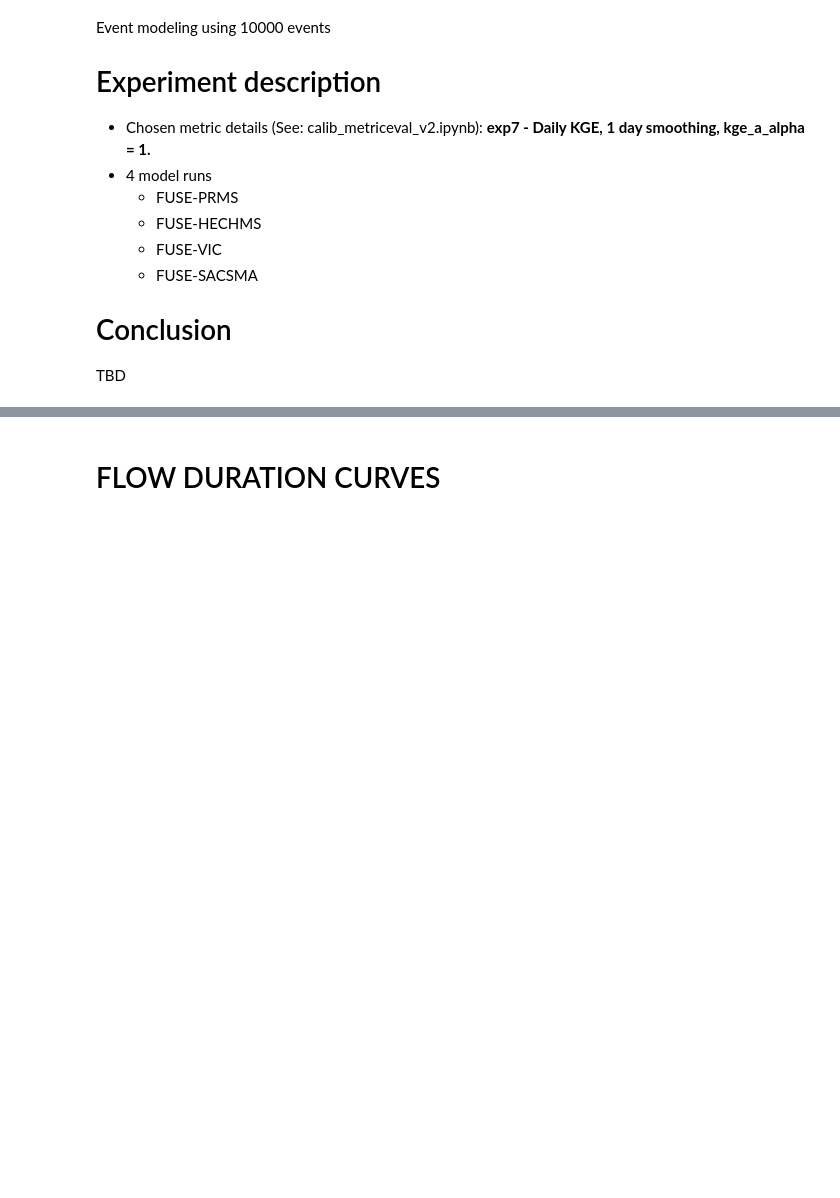
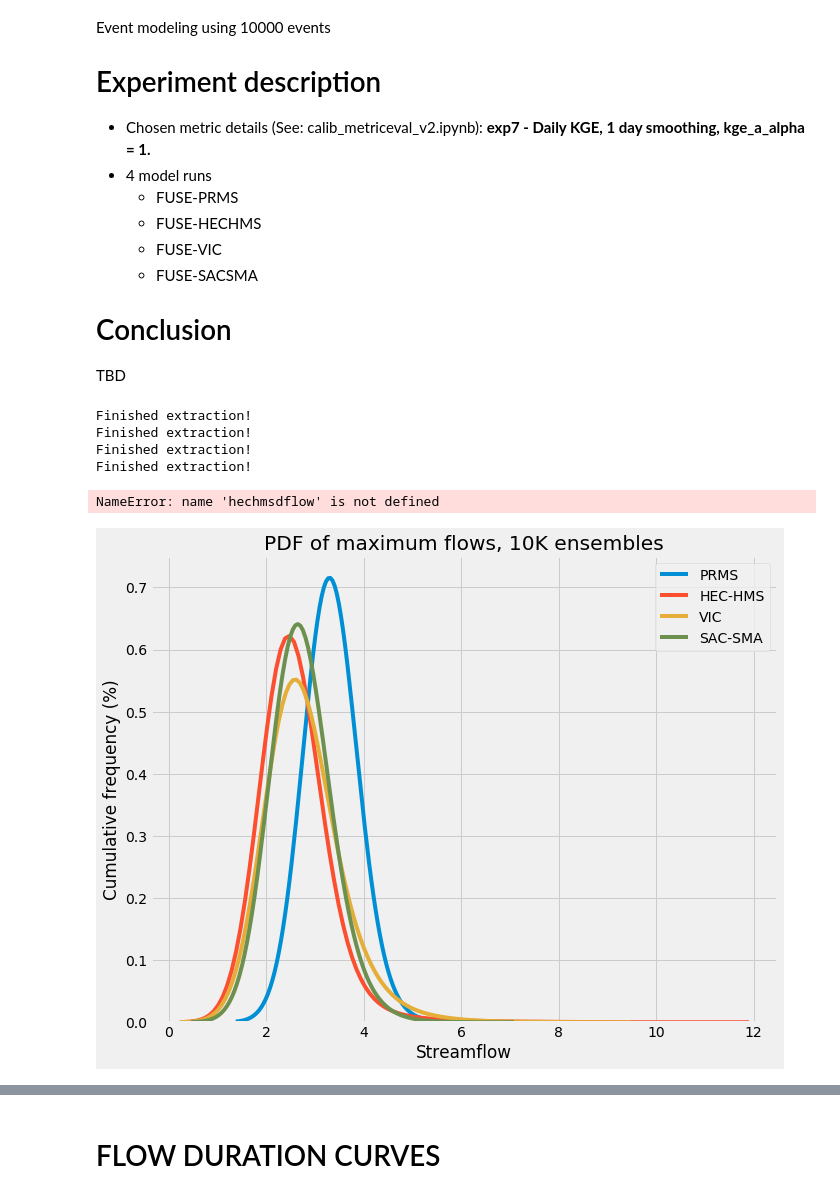
Before and after one commit to msaharia/aasi, a Jupyter notebook: eventmodeling.ipynb, the cells around one changed output, grey strips where cells are left out. Drawn from its saved outputs; the diff is of its cells as text; code cells hidden in the pictures; blank space fills up the shorter version.

Commit message:
Histogram stuff

```diff
--- a/eventmodeling.ipynb
+++ b/eventmodeling.ipynb
@@ -34,35 +36,24 @@ sacsmaparam = sorted(glob.glob(outdir + '/*_444_para_def*.nc'))
 # %%
-def qextract(nclist):
-    '''
-    Extracts q from each ensemble and concatenates them
-    into a single array
-
-    nclist: List of all ensembles
+def dextract(nclist):
+    '''Extract daily flows
     '''
     ncdat = np.empty([8,])
     for count, value in enumerate(nclist):
+
         ncout = xr.open_dataset(value)
-        #ncout = ncout.groupby('time.year').max()
-        #ncout = ncout.where((ncout.year > 1979), drop = True)
         q = ncout['q_routed'].values.flatten()
-        #print(count)
         ncdat = np.c_[ncdat, q]
+
     ncdat = np.delete(ncdat,(0), axis=1)
     return(ncdat)
 
-def vextract(nclist, ncvar):
+def maxextract(nclist):
+    '''Extract maximum daily flows in the entire period
     '''
-    Extracts any variable from each ensemble and concatenates them
-    into a single array
-
-    nclist: List of all ensembles
-    ncvar: Variable to be extracted
-    '''
-    var = np.empty([1,])
+    ncdat = []
     for count, value in enumerate(nclist):
-        nc = xr.open_dataset(value)
-        ncv = nc[ncvar].values
-        var = np.c_[var, ncv]
-
-    var = np.delete(var,(0), axis=1)
-    return(var)
+        ncout = xr.open_dataset(value)
+        q = ncout['q_routed'].values.max()
+        ncdat.append(q)
+    print('Finished extraction!')
+    return(ncdat)
@@ -68,0 +65,10 @@ def vextract(nclist, ncvar):
+# %%
+prmsmaxflow = maxextract(prms)
+hechmsmaxflow = maxextract(hechms)
+vicmaxflow = maxextract(vic)
+sacsmamaxflow = maxextract(sacsma)
+# %% [output]
+Finished extraction!
+Finished extraction!
+Finished extraction!
+Finished extraction!
@@ -68,0 +121,19 @@ def vextract(nclist, ncvar):
+# %%
+modeldailypdf(hechmsdflow, vicdflow, sacsmadflow, 0,
+         'PDF of day 1 flows, 10K ensembles', 'figures/modelpdfday1.png')
+modeldailypdf(hechmsdflow, vicdflow, sacsmadflow, 1,
+         'PDF of day 2 flows, 10K ensembles', 'figures/modelpdfday2.png')
+modeldailypdf(hechmsdflow, vicdflow, sacsmadflow, 2,
+         'PDF of day 3 flows, 10K ensembles', 'figures/modelpdfday3.png')
+modeldailypdf(hechmsdflow, vicdflow, sacsmadflow, 3,
+         'PDF of day 4 flows, 10K ensembles', 'figures/modelpdfday4.png')
+modeldailypdf(hechmsdflow, vicdflow, sacsmadflow, 4,
+         'PDF of day 5 flows, 10K ensembles', 'figures/modelpdfday5.png')
+modeldailypdf(hechmsdflow, vicdflow, sacsmadflow, 5,
+         'PDF of day 6 flows, 10K ensembles', 'figures/modelpdfday6.png')
+modeldailypdf(hechmsdflow, vicdflow, sacsmadflow, 6,
+         'PDF of day 7 flows, 10K ensembles', 'figures/modelpdfday7.png')
+modeldailypdf(hechmsdflow, vicdflow, sacsmadflow, 7,
+         'PDF of day 8 flows, 10K ensembles', 'figures/modelpdfday8.png')
+# %% [output]
+NameError: name 'hechmsdflow' is not defined
@@ -68,0 +145,5 @@ def vextract(nclist, ncvar):
+# %%
+modelmaxpdf(prmsmaxflow, hechmsmaxflow, vicmaxflow, sacsmamaxflow,
+         'PDF of maximum flows, 10K ensembles', 'figures/maxflows.png')
+# %% [output]
+[figure, added]
```
Also changed, not shown: parts of 14 cells of this notebook.
